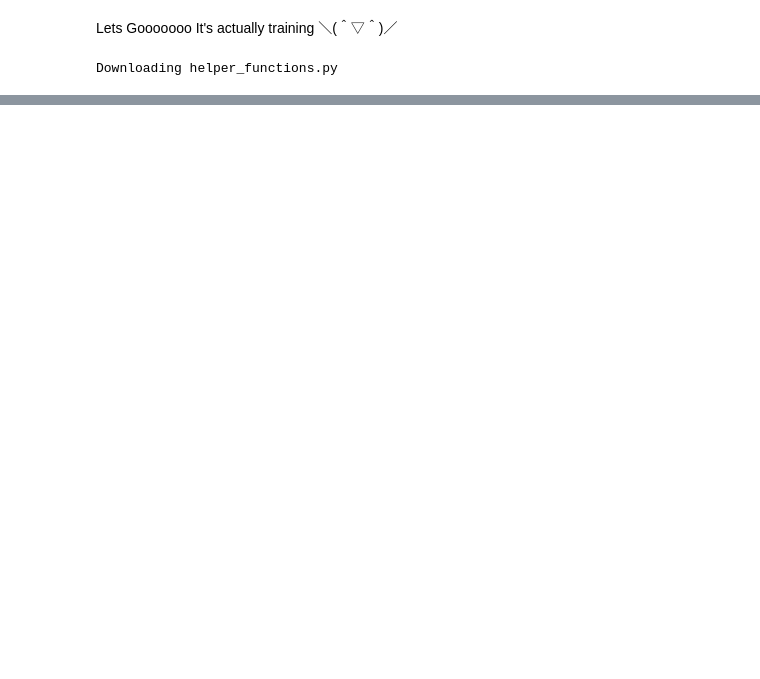
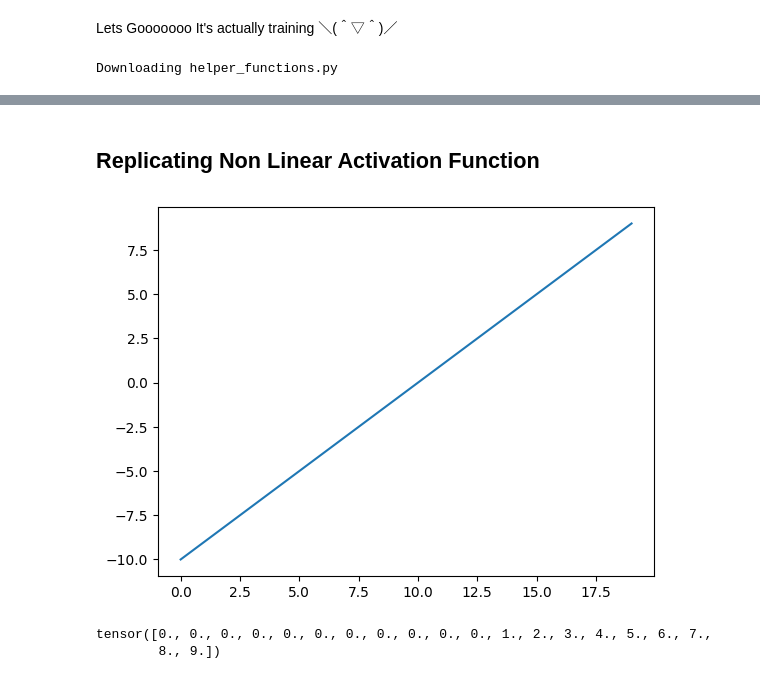
Before and after one commit to Alimedhat000/ML_DL, a Jupyter notebook: classification/pytorch_course_notes.ipynb, the cells around one changed output, grey strips where cells are left out. Cells and saved outputs as stored; diff of their text form; code cells hidden in the pictures; blank space fills up the shorter version.

```diff
--- a/classification/pytorch_course_notes.ipynb
+++ b/classification/pytorch_course_notes.ipynb
@@ -345,0 +389,15 @@ plot_decision_boundary(model_1, X_test, y_test) # model_1 = has non-linearity
+# %% [markdown]
+## Replicating Non Linear Activation Function
+# %%
+A = torch.arange(-10, 10, 1, dtype=torch.float32)
+plt.plot(A);
+# %% [output]
+[figure, added]
+# %%
+def relu(x):
+    return torch.maximum(torch.tensor(0),x)
+# Linear if > 0 and 0 ow
+relu(A)
+# %% [output]
+tensor([0., 0., 0., 0., 0., 0., 0., 0., 0., 0., 0., 1., 2., 3., 4., 5., 6., 7.,
+        8., 9.])
```
Also changed, not shown: parts of 11 cells of this notebook, 1 other file.
